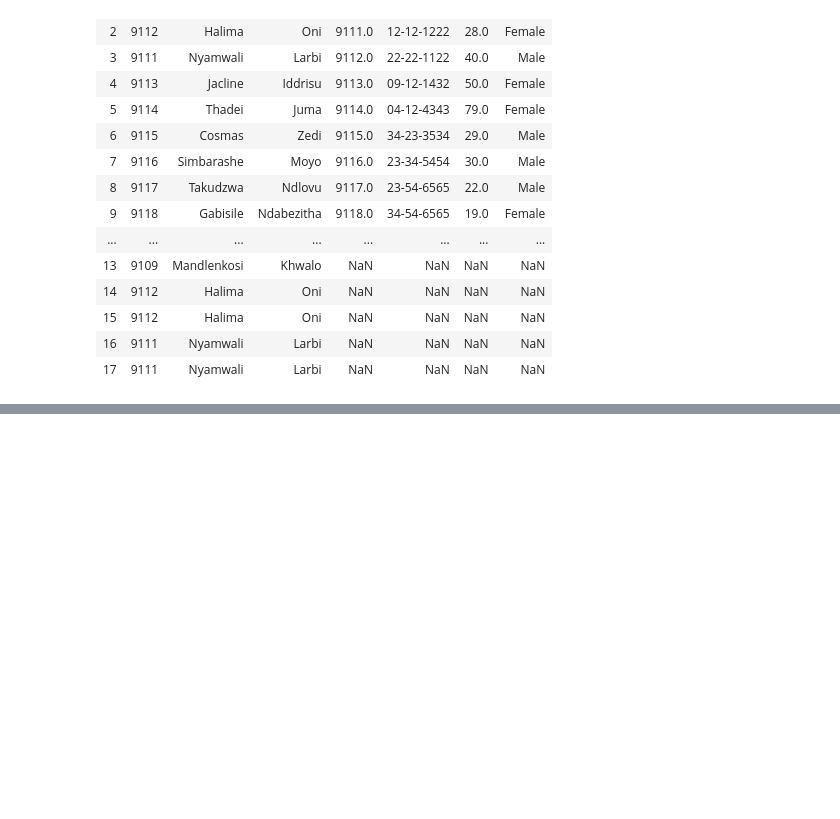
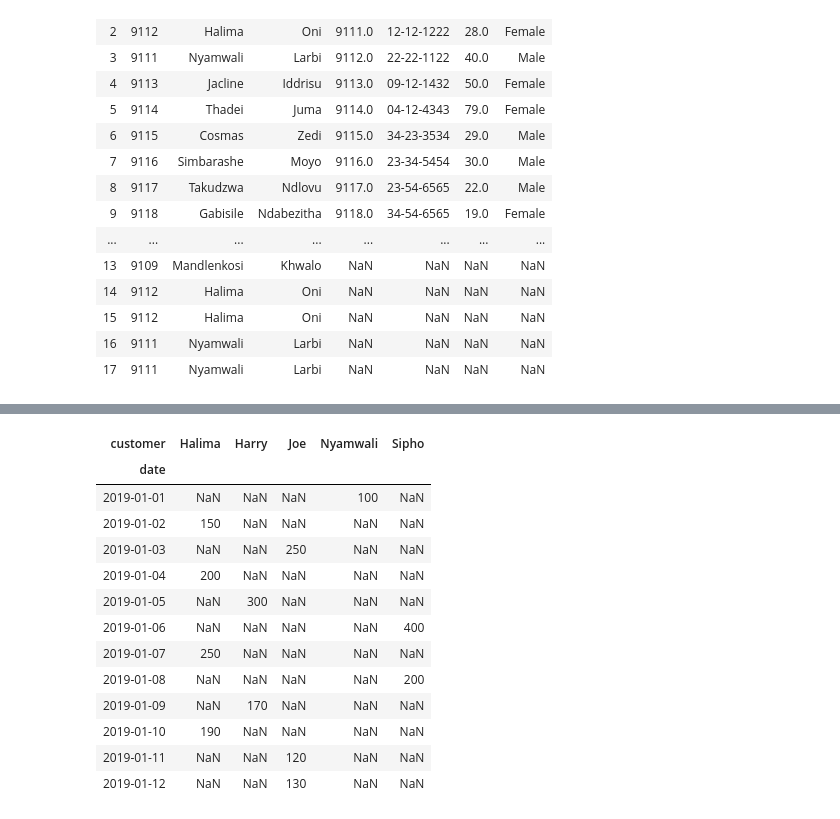
Before and after one commit to EmmS21/GradientBoostIntrotoDS, a Jupyter notebook: Introduction to Python/Chapter 5 - More about Pandas II/More about Pandas II - Groupby, merging and more on transforming data.ipynb, the cells around one changed output, grey strips where cells are left out. Saved outputs shown, nothing was run; the diff lists cells and outputs as text; code cells hidden in the pictures; blank space fills up the shorter version.

```diff
--- a/Introduction to Python/Chapter 5 - More about Pandas II/More about Pandas II - Groupby, merging and more on transforming data.ipynb
+++ b/Introduction to Python/Chapter 5 - More about Pandas II/More about Pandas II - Groupby, merging and more on transforming data.ipynb
@@ -241,0 +271,17 @@ Using axis=1 on the other hand we joined all additional columns in  gender_age t
+# %%
+df.pivot(index='date',columns='customer',values='payment')
+# %% [output]
+| customer | Halima | Harry | Joe | Nyamwali | Sipho |
+| date |  |  |  |  |  |
+| 2019-01-01 | NaN | NaN | NaN | 100 | NaN |
+| 2019-01-02 | 150 | NaN | NaN | NaN | NaN |
+| 2019-01-03 | NaN | NaN | 250 | NaN | NaN |
+| 2019-01-04 | 200 | NaN | NaN | NaN | NaN |
+| 2019-01-05 | NaN | 300 | NaN | NaN | NaN |
+| 2019-01-06 | NaN | NaN | NaN | NaN | 400 |
+| 2019-01-07 | 250 | NaN | NaN | NaN | NaN |
+| 2019-01-08 | NaN | NaN | NaN | NaN | 200 |
+| 2019-01-09 | NaN | 170 | NaN | NaN | NaN |
+| 2019-01-10 | 190 | NaN | NaN | NaN | NaN |
+| 2019-01-11 | NaN | NaN | 120 | NaN | NaN |
+| 2019-01-12 | NaN | NaN | 130 | NaN | NaN |
```
Also changed, not shown: parts of 15 cells of this notebook.
